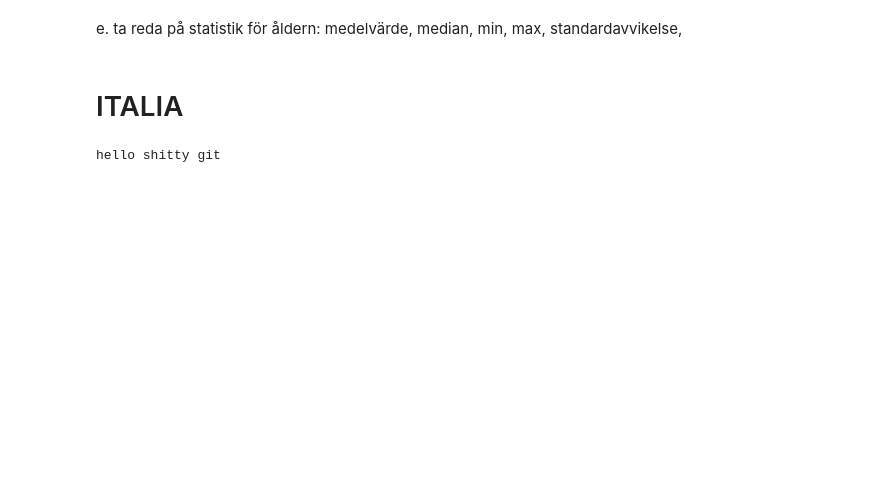
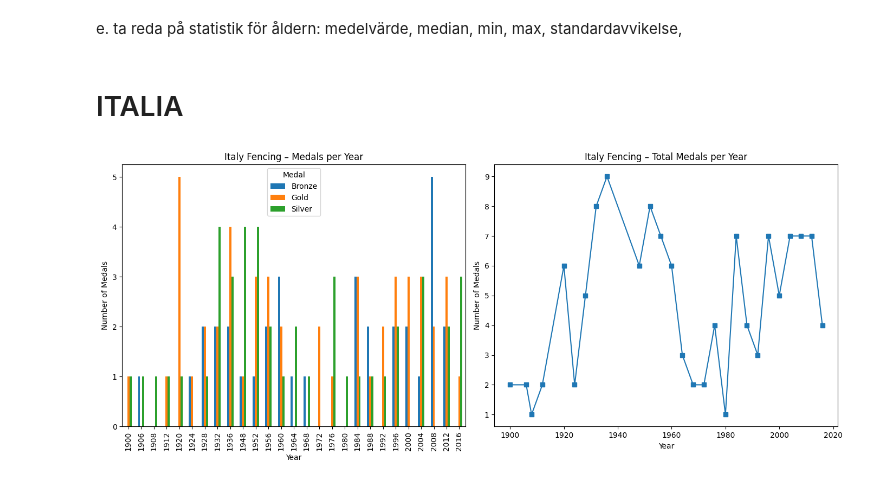
Before and after one commit to Aggisimov/Grupparbete_Italy, a Jupyter notebook: grupparbete.ipynb, the cells around one changed output. Cells and saved outputs as stored; diff of their text form; code cells hidden in the pictures; blank space fills up the shorter version.

```diff
--- a/grupparbete.ipynb
+++ b/grupparbete.ipynb
@@ -66,4 +67,37 @@ italydf_anon.head()
 # %%
-print("hello shitty git")
+
+italy_fencing = italydf_anon[italydf_anon["Sport"] == "Fencing"].copy()
+
+
+medals = italy_fencing[italy_fencing["Medal"].notna()].copy()
+
+
+unique_medals = medals.drop_duplicates(subset=["Year", "Event", "Medal"])
+
+
+medals_by_type = unique_medals.pivot_table(
+    index="Year",
+    columns="Medal",
+    values="ID",
+    aggfunc="count"
+).fillna(0)  # pivot makes NaN so fill with 0:s
+
+medals_total = medals_by_type.sum(axis=1)
+
+fig, axes = plt.subplots(1, 2, figsize=(14, 6))
+
+medals_by_type.plot.bar(ax=axes[0])
+axes[0].set_title("Italy Fencing – Medals per Year")
+axes[0].set_xlabel("Year")
+axes[0].set_ylabel("Number of Medals")
+
+medals_total.plot(kind="line", ax=axes[1], marker="s")
+axes[1].set_title("Italy Fencing – Total Medals per Year")
+axes[1].set_xlabel("Year")
+axes[1].set_ylabel("Number of Medals")
+
+
+plt.tight_layout()
+plt.show()
 # %% [output]
-hello shitty git
+[figure, added]
```
Also changed, not shown: parts of 2 cells of this notebook.
